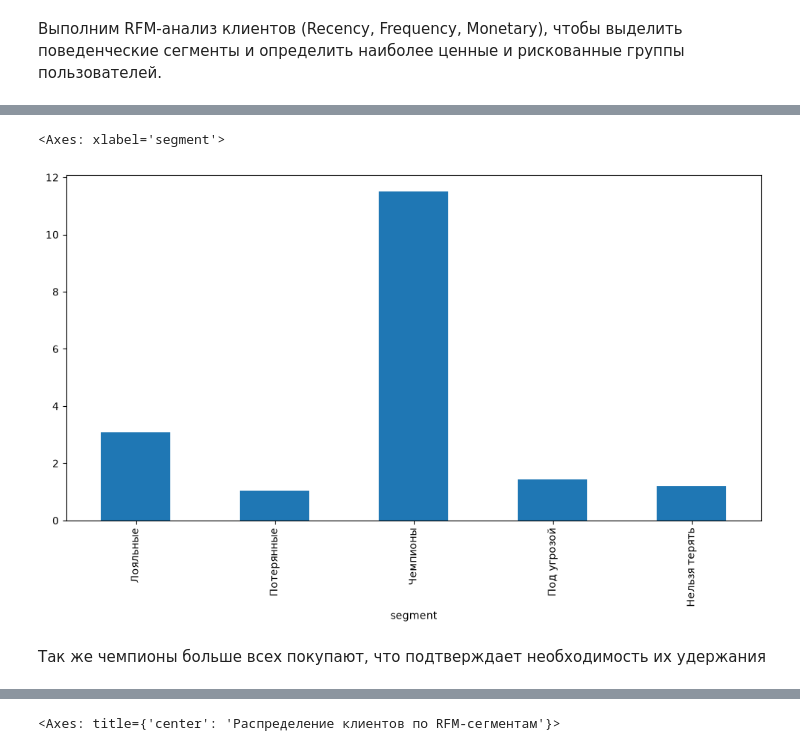
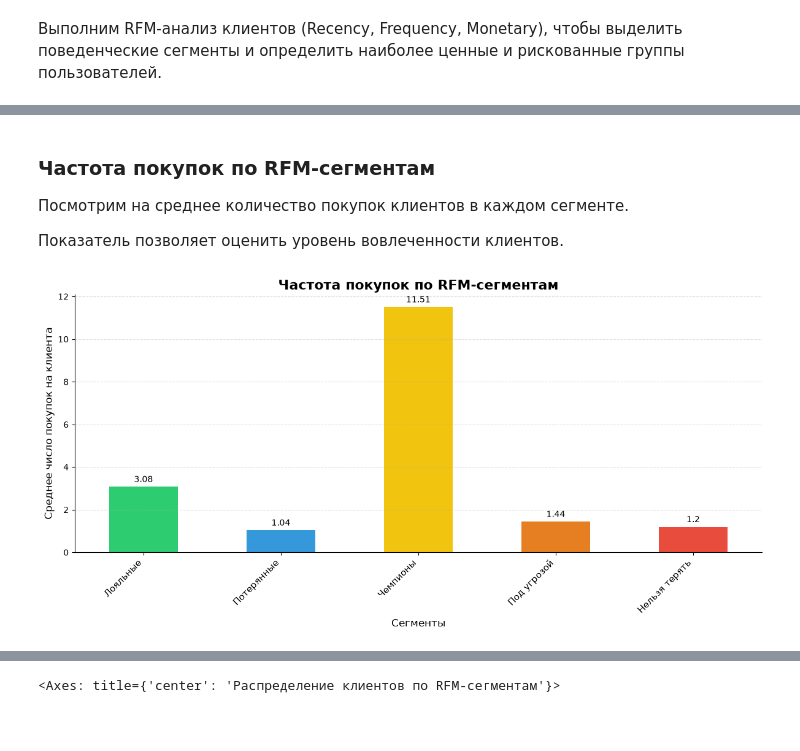
Before and after one commit to artkriukov/portfolio, a Jupyter notebook: projects/rfm-analysis-pharmacy/rfm-pharmacy-analysis.ipynb, the cells around one changed output, grey strips where cells are left out. Cells and saved outputs as stored; diff of their text form; code cells hidden in the pictures; blank space fills up the shorter version.

```diff
--- a/projects/rfm-analysis-pharmacy/rfm-pharmacy-analysis.ipynb
+++ b/projects/rfm-analysis-pharmacy/rfm-pharmacy-analysis.ipynb
@@ -91,12 +158,19 @@ rfm.plot(
+# %% [markdown]
+### Частота покупок по RFM-сегментам
+
+Посмотрим на среднее количество покупок клиентов в каждом сегменте.
+
+Показатель позволяет оценить уровень вовлеченности клиентов.
 # %%
-rfm.plot(
+draw_plot(
+    rfm,
     kind='bar',
     x='segment',
     y='avg_purchases',
-    legend=False
+    legend=False,
+    title='Частота покупок по RFM-сегментам',
+    xlabel='Сегменты',
+    ylabel='Среднее число покупок на клиента'
 )
 # %% [output]
-<Axes: xlabel='segment'>
-[figure, old version]
+[figure, new version]
-# %% [markdown]
-Так же чемпионы больше всех покупают, что подтверждает необходимость их удержания
```
Also changed, not shown: parts of 21 cells of this notebook, 1 other file.
